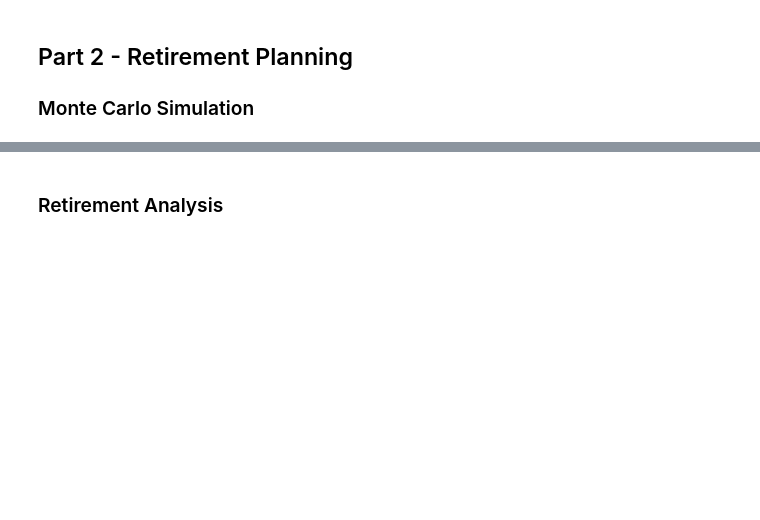
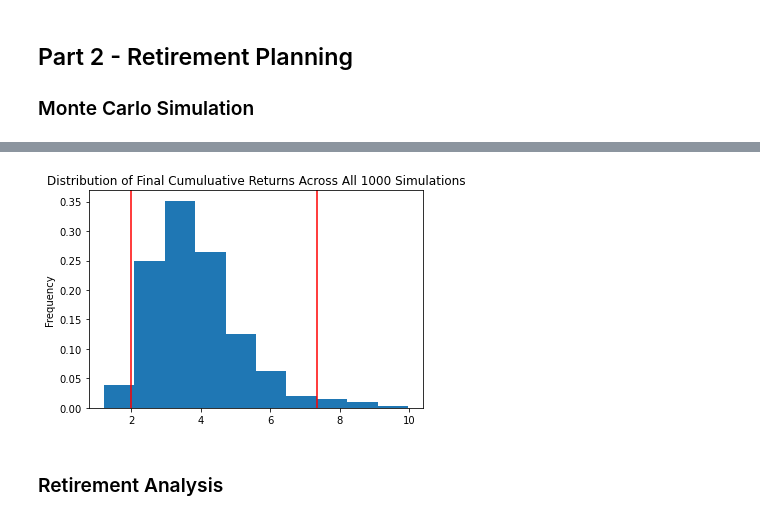
Before and after one commit to MoBerr/API_FInancial-Planner, a Jupyter notebook: Instructions/Starter_Code/financial-planner.ipynb, the cells around one changed output, grey strips where cells are left out. Cells and saved outputs as stored; diff of their text form; code cells hidden in the pictures; blank space fills up the shorter version.

```diff
--- a/Instructions/Starter_Code/financial-planner.ipynb
+++ b/Instructions/Starter_Code/financial-planner.ipynb
@@ -169,6 +283,8 @@ df_stock_data.head()
 # %%
 # Plot probability distribution and confidence intervals
-# YOUR CODE HERE!
+dist_plot = MCSIMULATION_30Y.plot_distribution()
+# %% [output]
+[figure, added]
 # %% [markdown]
 ### Retirement Analysis
 # %%
```
Also changed, not shown: parts of 35 cells of this notebook.
